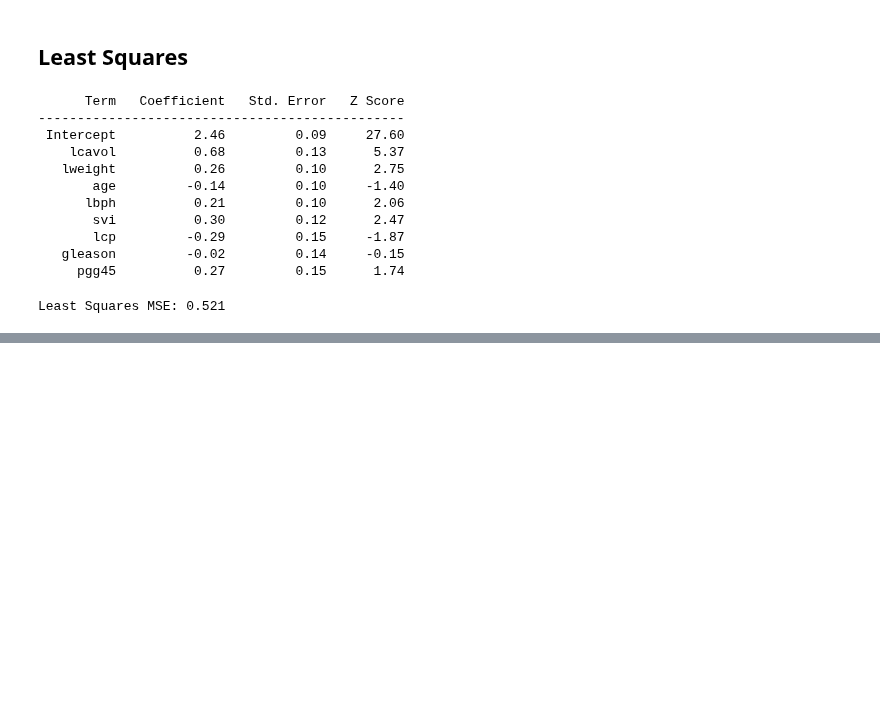
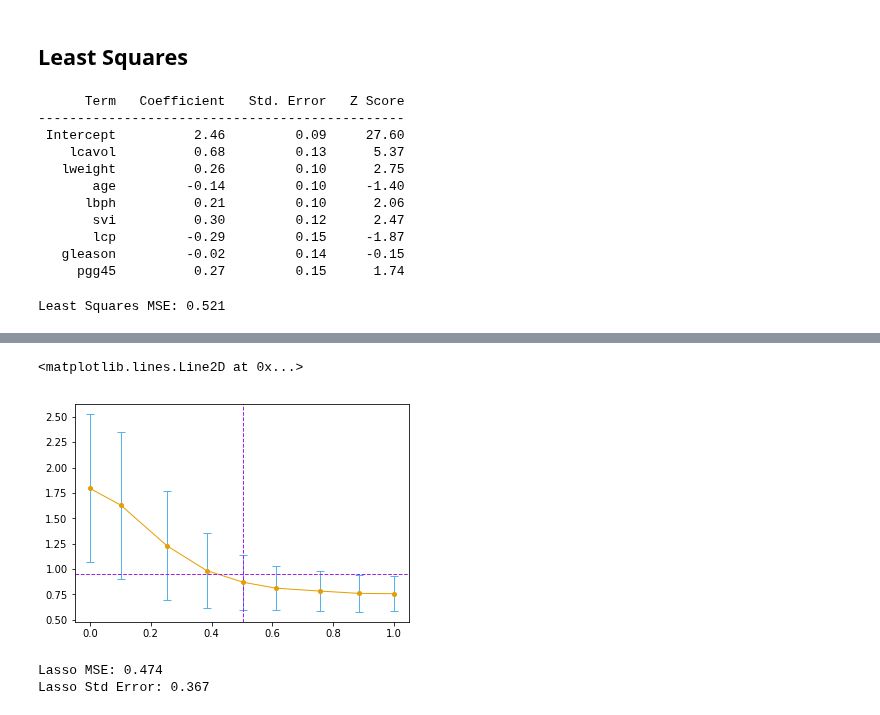
Before and after one commit to empathy87/The-Elements-of-Statistical-Learning-Python-Notebooks, a Jupyter notebook: examples/Prostate Cancer.ipynb, the cells around one changed output, grey strips where cells are left out. Saved outputs shown, nothing was run; the diff lists cells and outputs as text; code cells hidden in the pictures; blank space fills up the shorter version.

```diff
--- a/examples/Prostate Cancer.ipynb
+++ b/examples/Prostate Cancer.ipynb
@@ -153,0 +170,28 @@ mean_squared_error(np.squeeze(y_test),
+# %%
+shrinkage = [0, 0.102, 0.254, 0.384, 0.504, 0.612, 0.756, 0.883, 1]
+# %%
+K = 10
+parameters = {'alpha': [1, 0.680, 0.380, 0.200, 0.100, 0.044, 0.027, 0.012, 0.001]}
+grid_search = GridSearchCV(Lasso(), parameters,
+                           cv=K,
+                           scoring='neg_mean_squared_error',
+                           return_train_score=True,
+                           iid=True)
+grid_search.fit(X_train, y_train)
+cv = -np.vstack([grid_search.cv_results_[f'split{i}_test_score'] for i in range(K)]).T
+lo_errs = np.mean(cv, axis=1)
+lo_stde = np.std(cv, ddof=1, axis=1)/np.sqrt(K)
+# %%
+best_index = np.argmin(rd_errs)
+min_err, min_err_stde = rd_errs[best_index], rd_stde[best_index]
+selected_index = np.argmax(rd_errs < (min_err + min_err_stde))
+# %%
+plt.plot(shrinkage, lo_errs, c=ORANGE, linewidth=1)
+plt.errorbar(shrinkage, lo_errs,
+             color=ORANGE, linestyle='None', marker='o', elinewidth=1,
+             markersize=4, yerr=lo_stde, ecolor=BLUE, capsize=4)
+plt.axhline(y=min_err+min_err_stde, c=PURPLE, linewidth=1, linestyle='--')
+plt.axvline(x=shrinkage[selected_index], c=PURPLE, linewidth=1, linestyle='--')
+# %% [output]
+<matplotlib.lines.Line2D at 0x...>
+[figure, added]
@@ -153,0 +201,10 @@ mean_squared_error(np.squeeze(y_test),
+# %%
+lo_error_rate = mean_squared_error(np.squeeze(y_test),
+                                   lo.predict(X_test))
+lo_std_error = lo_stde[selected_index]
+np.hstack((lo.intercept_, lo.coef_))
+print(f'Lasso MSE: {lo_error_rate:.3f}')
+print(f'Lasso Std Error: {lo_std_error:.3f}')
+# %% [output]
+Lasso MSE: 0.474
+Lasso Std Error: 0.367
```
Also changed, not shown: parts of 16 cells of this notebook.
